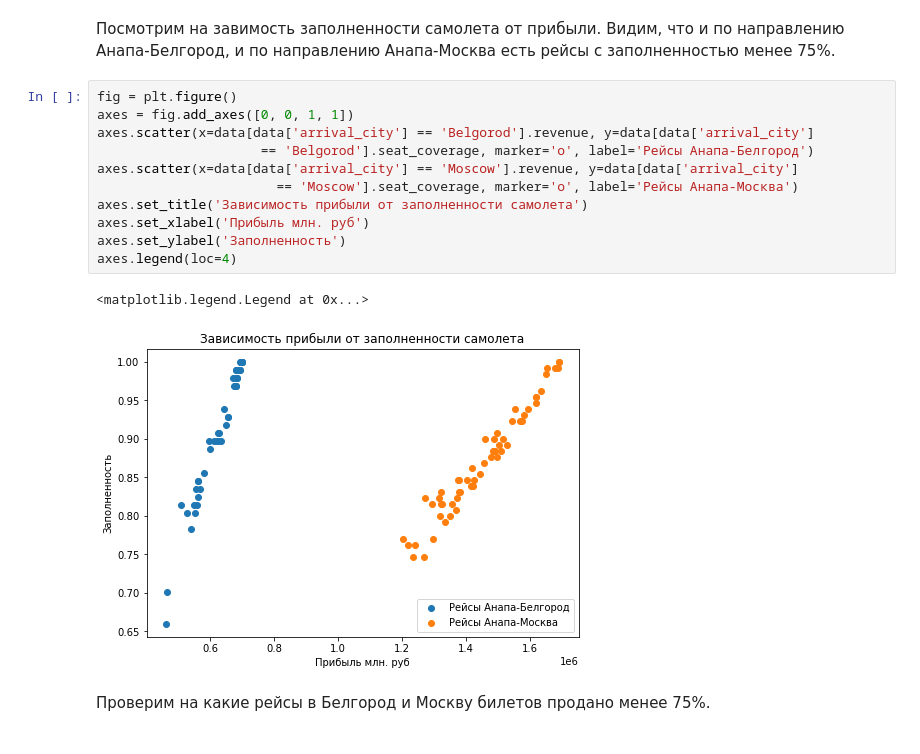
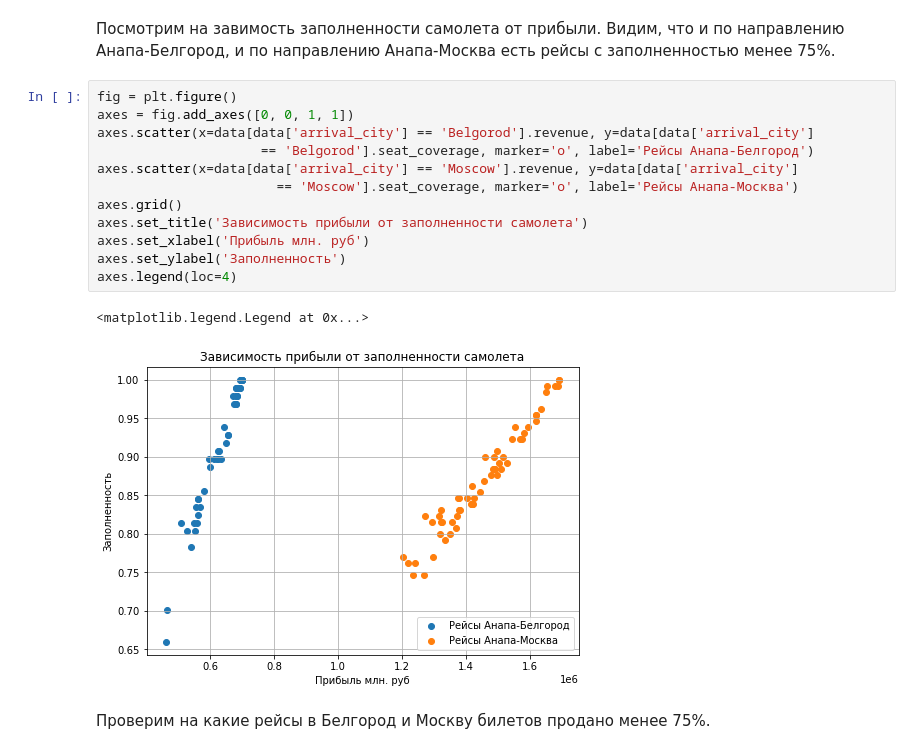
Before and after one commit to OtlichnoBy/General, a Jupyter notebook: module_4/EDA_flights.ipynb, the cells around one changed output. Saved outputs shown, nothing was run; the diff lists cells and outputs as text.

```diff
--- a/module_4/EDA_flights.ipynb
+++ b/module_4/EDA_flights.ipynb
@@ -300,17 +300,18 @@ data[(data['arrival_city'] == 'Moscow') & (
 # %%
 fig = plt.figure()
 axes = fig.add_axes([0, 0, 1, 1])
 axes.scatter(x=data[data['arrival_city'] == 'Belgorod'].revenue, y=data[data['arrival_city']
                      == 'Belgorod'].seat_coverage, marker='o', label='Рейсы Анапа-Белгород')
 axes.scatter(x=data[data['arrival_city'] == 'Moscow'].revenue, y=data[data['arrival_city']
                        == 'Moscow'].seat_coverage, marker='o', label='Рейсы Анапа-Москва')
+axes.grid()
 axes.set_title('Зависимость прибыли от заполненности самолета')
 axes.set_xlabel('Прибыль млн. руб')
 axes.set_ylabel('Заполненность')
 axes.legend(loc=4)
 # %% [output]
 <matplotlib.legend.Legend at 0x...>
-[figure, old version]
+[figure, new version]
 # %% [markdown]
 Проверим на какие рейсы в Белгород и Москву билетов продано менее 75%.
 # %%
```
